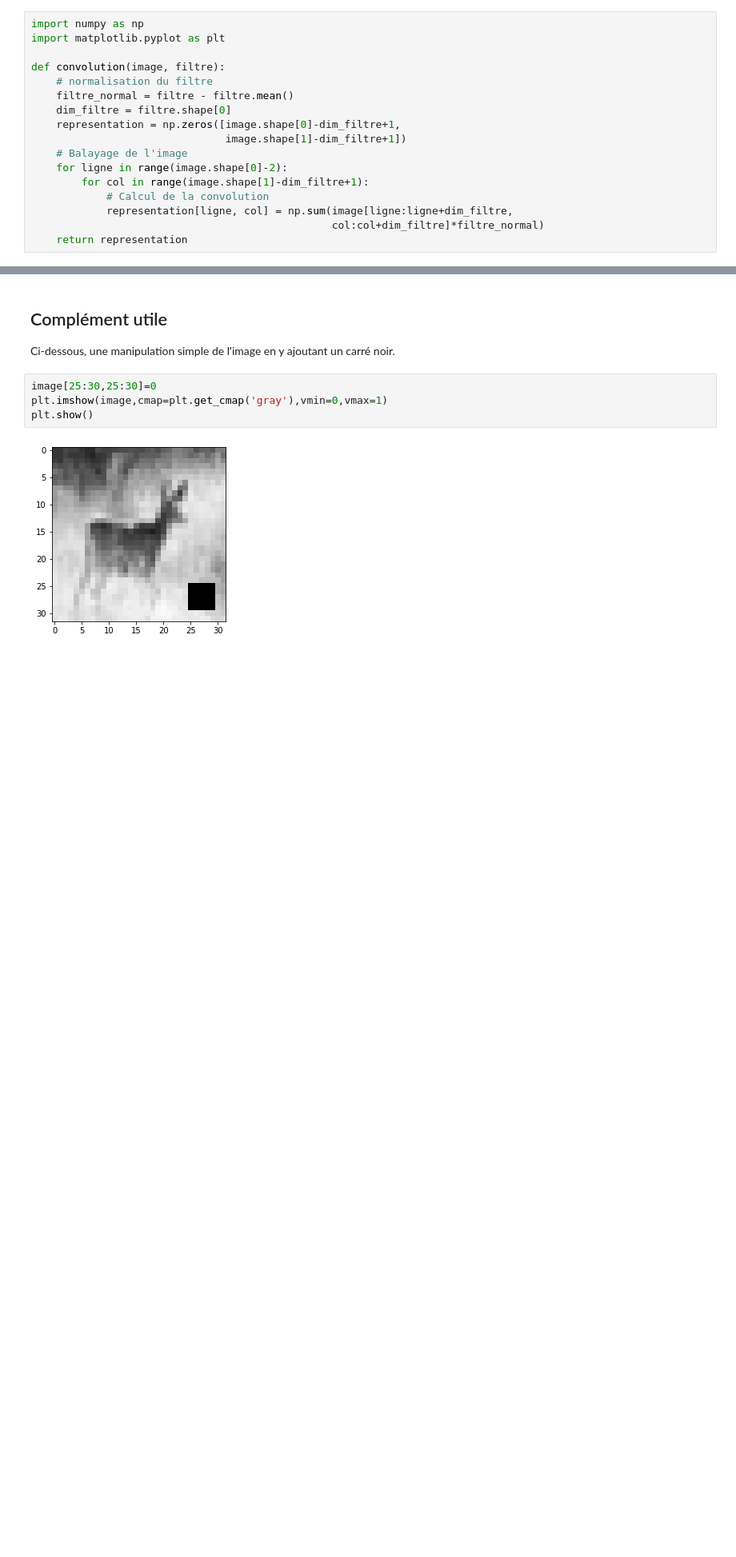
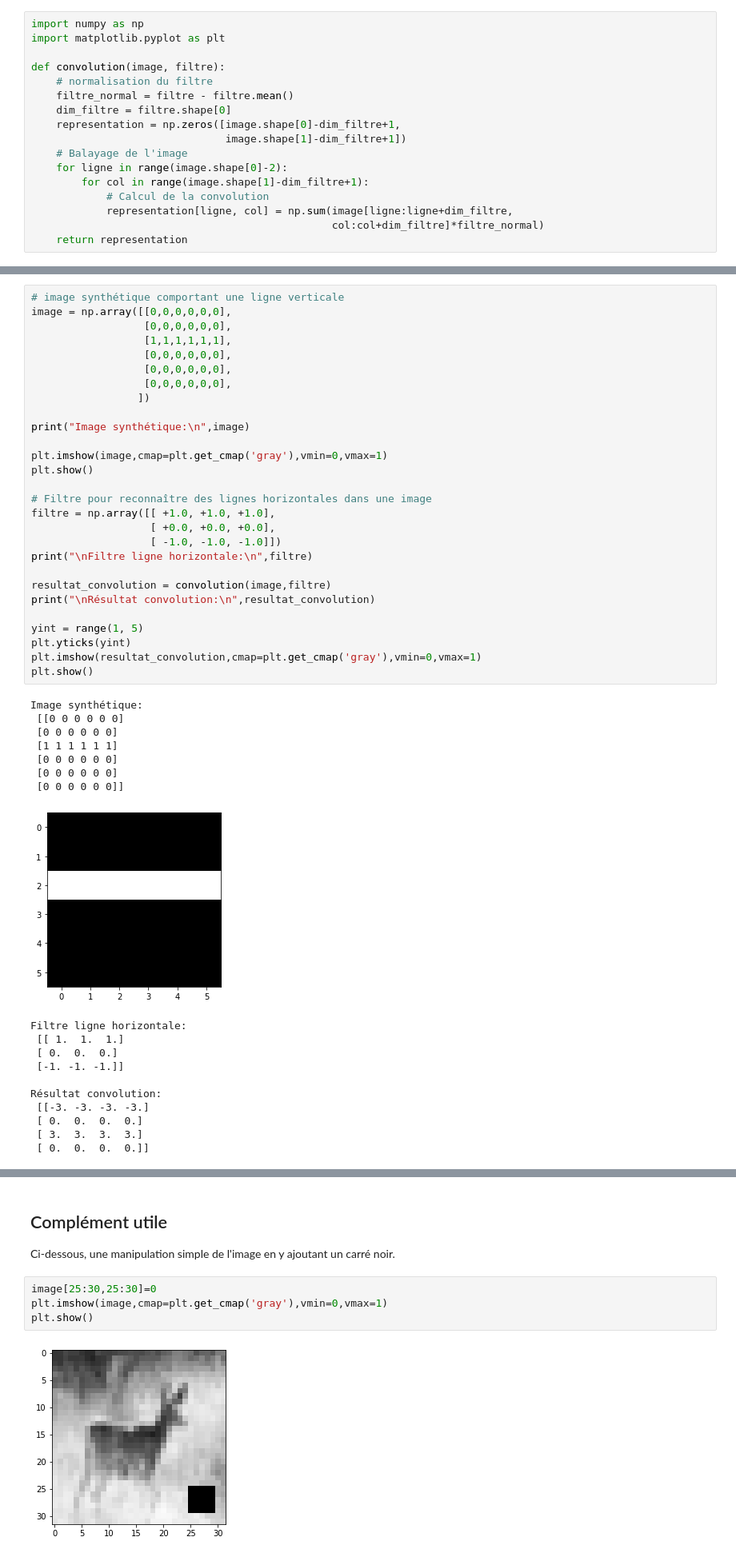
Before and after one commit to ClaudeCoulombe/VIARENA, a Jupyter notebook: Labos/Lab-Convolution/Petites_experiences_avec_la_convolution.ipynb, the cells around one changed output, grey strips where cells are left out. Shown at 80% size. Saved outputs shown, nothing was run; the diff lists cells and outputs as text; blank space fills up the shorter version.

Commit message:
Ajout d'images synthétiques

```diff
--- a/Labos/Lab-Convolution/Petites_experiences_avec_la_convolution.ipynb
+++ b/Labos/Lab-Convolution/Petites_experiences_avec_la_convolution.ipynb
@@ -198,0 +95,47 @@ Résultat convolution:
+# %%
+# image synthétique comportant une ligne verticale
+image = np.array([[0,0,0,0,0,0],
+                  [0,0,0,0,0,0],
+                  [1,1,1,1,1,1],
+                  [0,0,0,0,0,0],
+                  [0,0,0,0,0,0],
+                  [0,0,0,0,0,0],
+                 ])
+
+print("Image synthétique:\n",image)
+
+plt.imshow(image,cmap=plt.get_cmap('gray'),vmin=0,vmax=1)
+plt.show()
+
+# Filtre pour reconnaître des lignes horizontales dans une image
+filtre = np.array([[ +1.0, +1.0, +1.0],
+                   [ +0.0, +0.0, +0.0],
+                   [ -1.0, -1.0, -1.0]])
+print("\nFiltre ligne horizontale:\n",filtre)
+
+resultat_convolution = convolution(image,filtre)
+print("\nRésultat convolution:\n",resultat_convolution)
+
+yint = range(1, 5)
+plt.yticks(yint)
+plt.imshow(resultat_convolution,cmap=plt.get_cmap('gray'),vmin=0,vmax=1)
+plt.show()
+# %% [output]
+Image synthétique:
+ [[0 0 0 0 0 0]
+ [0 0 0 0 0 0]
+ [1 1 1 1 1 1]
+ [0 0 0 0 0 0]
+ [0 0 0 0 0 0]
+ [0 0 0 0 0 0]]
+[figure, added]
+Filtre ligne horizontale:
+ [[ 1.  1.  1.]
+ [ 0.  0.  0.]
+ [-1. -1. -1.]]
+
+Résultat convolution:
+ [[-3. -3. -3. -3.]
+ [ 0.  0.  0.  0.]
+ [ 3.  3.  3.  3.]
+ [ 0.  0.  0.  0.]]
```
Also changed, not shown: parts of 19 cells of this notebook.
